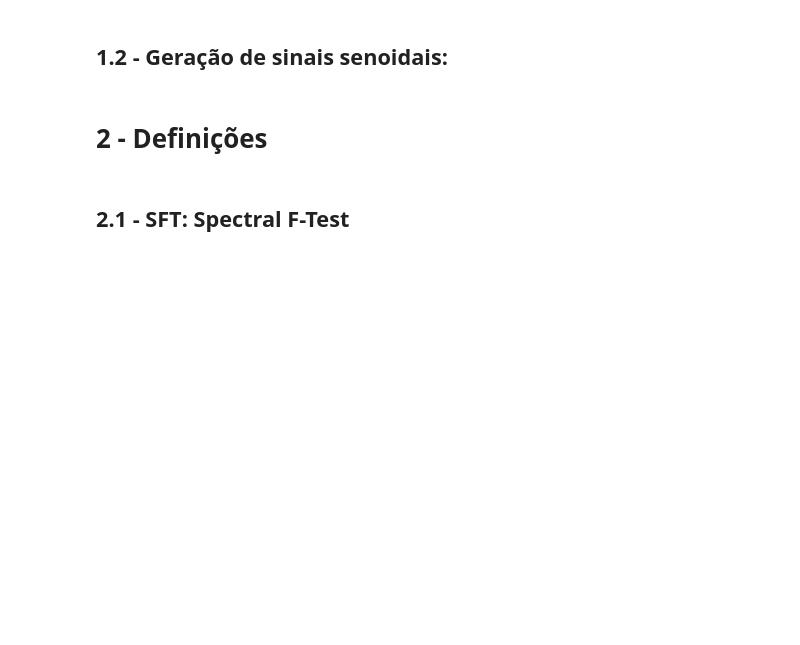
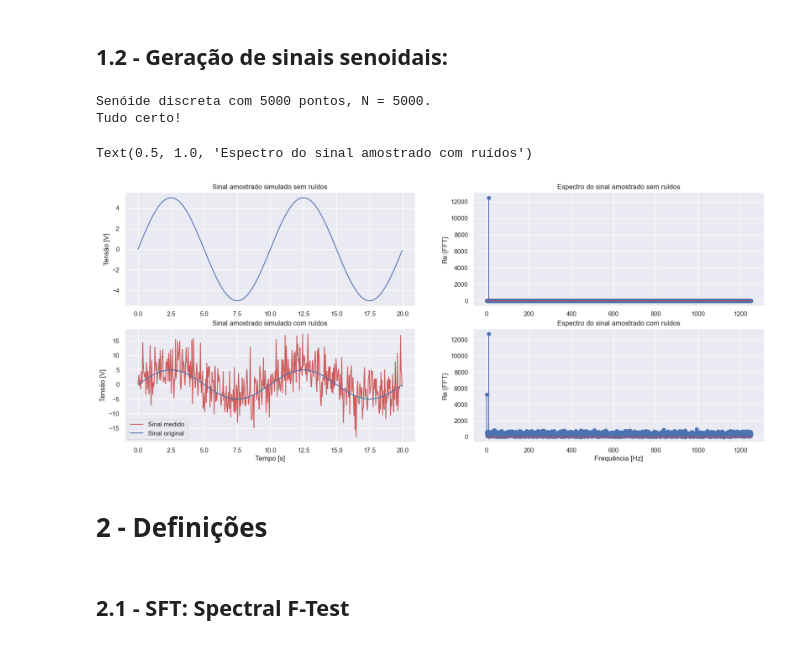
Before and after one commit to Alexandre-Caldeira/detection-theory-101, a Jupyter notebook: comCalma.ipynb, the cells around one changed output. Cells and saved outputs as stored; diff of their text form; code cells hidden in the pictures; blank space fills up the shorter version.

```diff
--- a/comCalma.ipynb
+++ b/comCalma.ipynb
@@ -31,3 +29,74 @@ def vc_pratico(ORD, alpha = 0.05):
+# %%
+# Construção de senóide aleatória com e sem ruído:
+# Frequência do Sinal: [Hz]
+f0 = 100
+
+# Frequeência de Amostragem: [Hz]
+fs = 1000
+
+# Frequência da senoide discreta: [rad/s]
+fl = 2*np.pi*f0/fs
+
+# Duração da amostragem: (tempo de experimento) [s]
+Tmax = 200 # tempo final
+tj = fs # Tempo por janela = fs => 1s / janela! (facilita contas)
+M = 5
+N = M*tj # = tamanhoJanela * tempo/Janela na MSC/CSM
+t = np.linspace(0,Tmax,num=N)
+
+# amplitude, argumento e fase:
+arg = fl*t # [rag]
+th0 = 0    # [rad]
+amp = 5    # [V]
+sinal = amp*np.sin(arg +th0)
+print('Senóide discreta com', len(sinal),'\b pontos, N =',N,'\b.')
+print('Tudo certo!')
+# %% [output]
+Senóide discreta com 5000 pontos, N = 5000.
+Tudo certo!
+# %%
+# Mostrando primeiros 20 segundos:
+
+# Senoide
+plt.subplot(221);
+sns.lineplot(y = sinal[0:round(20*N/Tmax)], x = t[0:round(20*N/Tmax)]);
+# (2 ciclos = 20 seg => 10 seg / ciclo => fl = 1/10 = 0.1 Hz, correto)
+plt.ylabel('Tensão [V]');
+plt.title('Sinal amostrado simulado sem ruídos');
+
+# FFT sinal
+plt.subplot(222);
+S = np.abs(fft(sinal))
+F = fftfreq(len(S), d=2/N)
+plt.stem(F[0:round(len(F)/2)],S[0:round(len(S)/2)])
+# plt.stem(F[0:100],S[0:100])
+plt.ylabel('Re:{FFT}');
+plt.title('Espectro do sinal amostrado sem ruídos');
+
+# Senoide + ruido
+plt.subplot(223);
+# Gerando ruído gaussiano de média zero, desvio padrão 1 e amplitude 5 (SNR = 2)
+ruido = 5*rd.randn(N,) + 1
+ruidoso = sinal + ruido
+sns.lineplot(y = ruidoso[0:round(20*N/Tmax)], x = t[0:round(20*N/Tmax)], color = 'indianred');
+sns.lineplot(y = sinal[0:round(20*N/Tmax)], x = t[0:round(20*N/Tmax)]);
+plt.legend(['Sinal medido', 'Sinal original']);
+plt.ylabel('Tensão [V]');
+plt.xlabel('Tempo [s]');
+plt.title('Sinal amostrado simulado com ruídos');
+
+# FFT sinal ruidoso
+plt.subplot(224);
+R = np.abs(fft(ruidoso))
+Fr = fftfreq(len(S), d=2/N)
+plt.stem(Fr[0:round(len(Fr)/2)],R[0:round(len(R)/2)]);
+# plt.stem(F[0:100],S[0:100])
+plt.ylabel('Re:{FFT}');
+plt.xlabel('Frequência [Hz]');
+plt.title('Espectro do sinal amostrado com ruídos');
+# %% [output]
+Text(0.5, 1.0, 'Espectro do sinal amostrado com ruídos')
+[figure, added]
 # %% [markdown]
 # 2 - Definições
 # %% [markdown]
```
Also changed, not shown: parts of 12 cells of this notebook, 3 other files.
